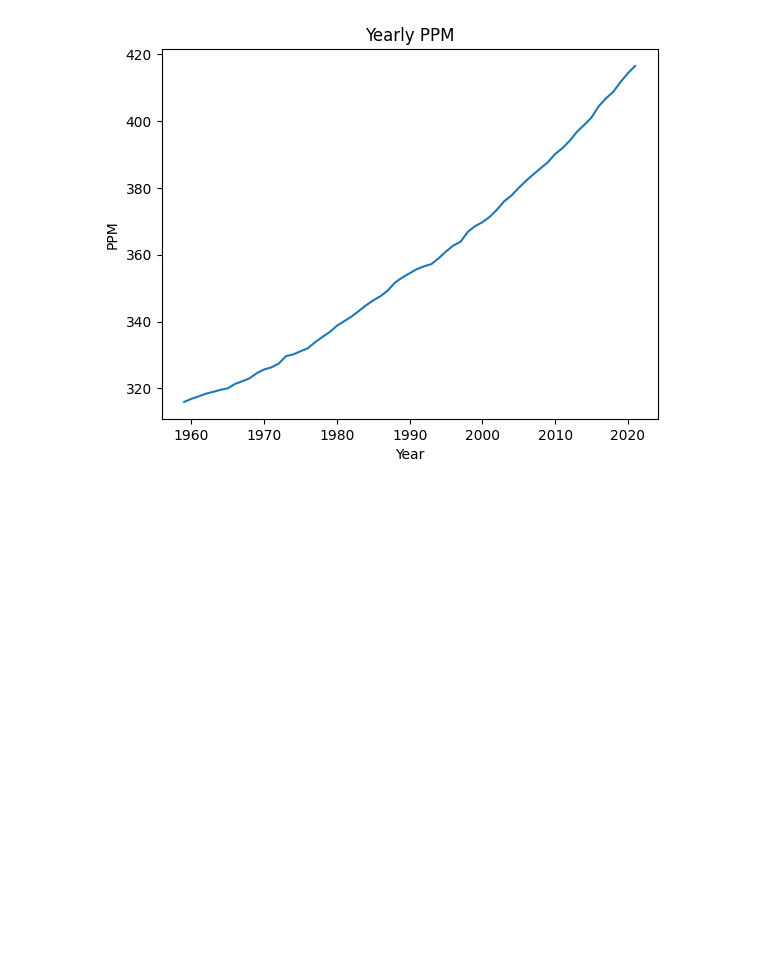
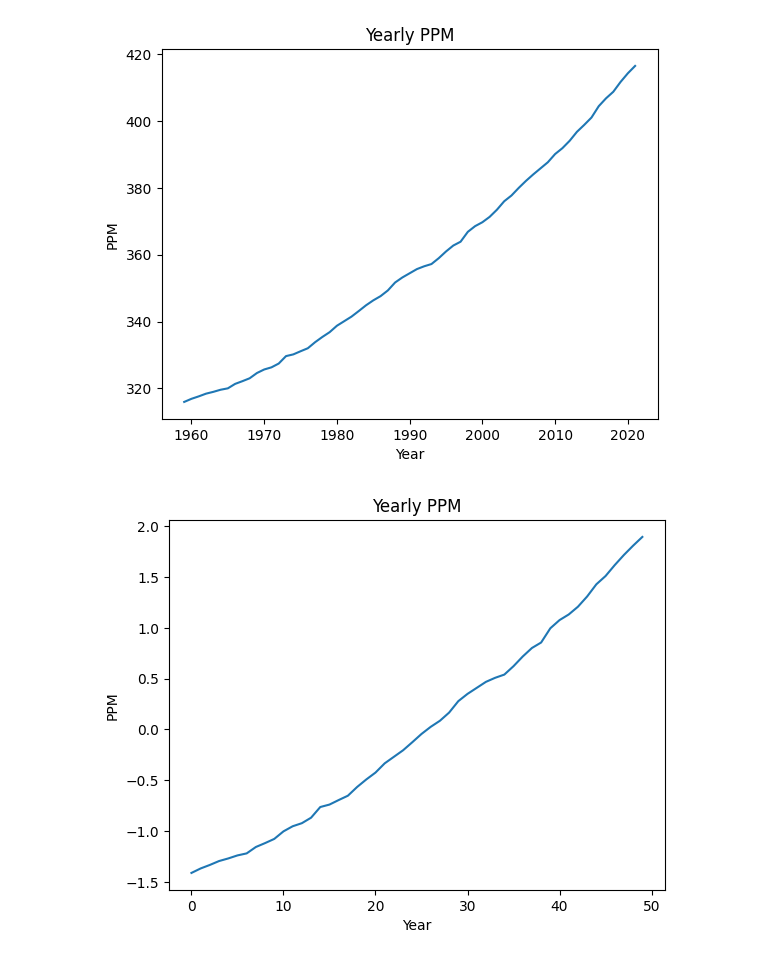
Before and after one commit to sileneer/himcm-2022, a Jupyter notebook: question-1/zihao/time_series_lstm_new.ipynb, the cells around one changed output. Saved outputs shown, nothing was run; the diff lists cells and outputs as text; code cells hidden in the pictures; blank space fills up the shorter version.

```diff
--- a/question-1/zihao/time_series_lstm_new.ipynb
+++ b/question-1/zihao/time_series_lstm_new.ipynb
@@ -58,0 +64,5 @@ def normalize(data, min, max):
+# %%
+series_train_mean = series_train.mean()
+series_train_std = series_train.std()
+# %%
+ppm_normed = normalize(ppm, series_train_mean, series_train_std)
@@ -64,3 +78,11 @@ dataset = windowed_dataset(series_train_normed)
+# %%
+plt.plot(series_train_normed)
+plt.xlabel('Year')
+plt.ylabel('PPM')
+plt.title('Yearly PPM')
+plt.show()
+# %% [output]
+[figure, added]
 # %%
 def create_uncompiled_model():
     # define a sequential model
```
Also changed, not shown: parts of 20 cells of this notebook, 8 other files.
